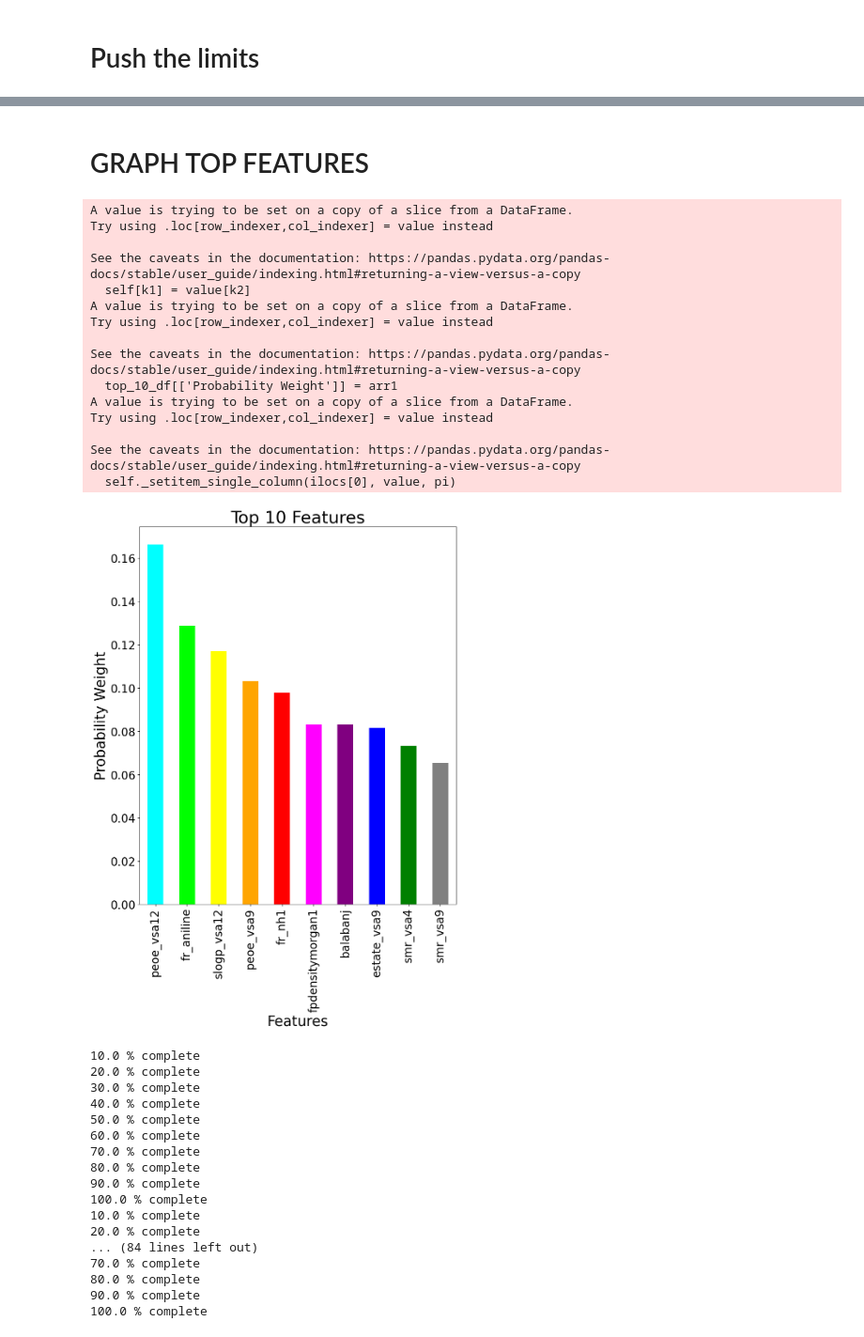
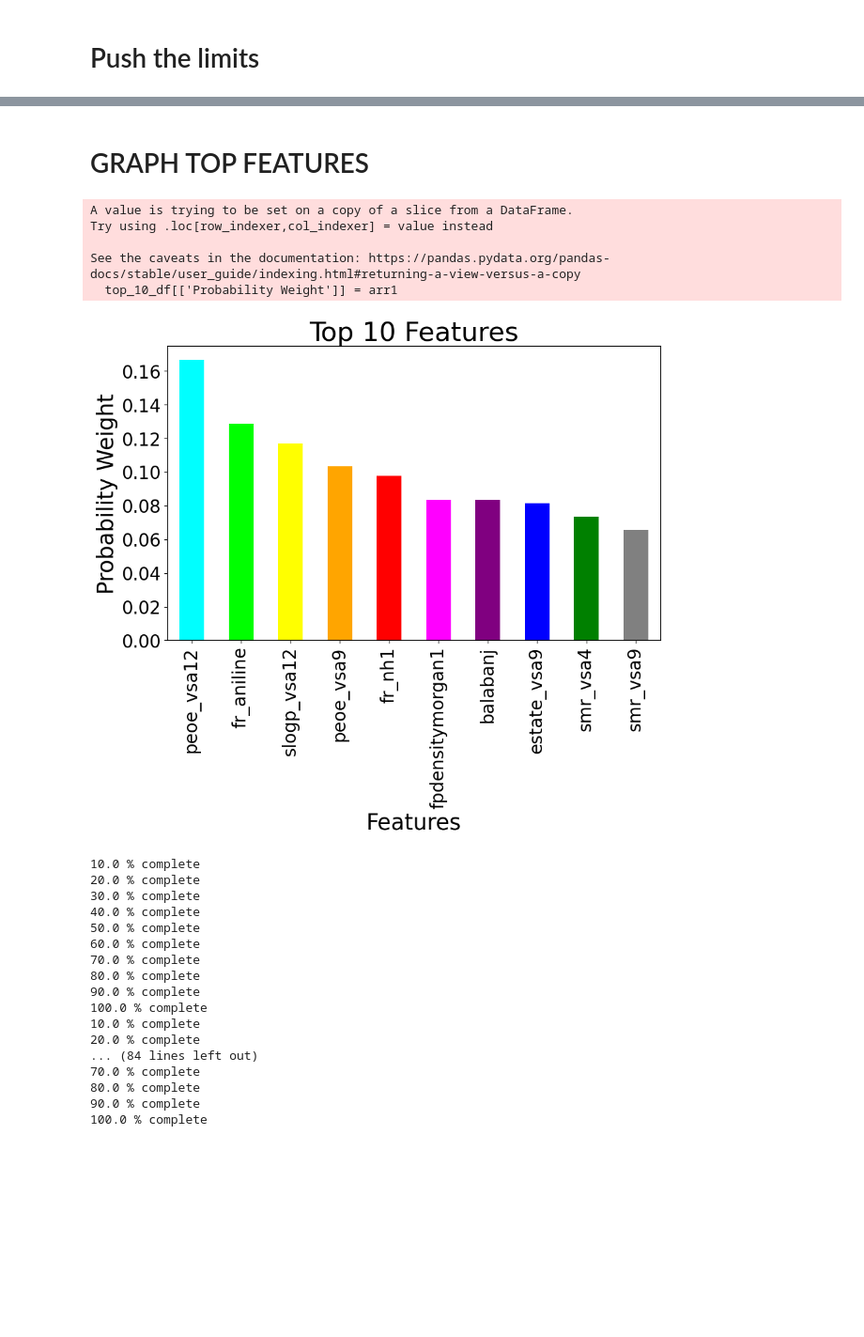
Before and after one commit to timothylindsey/Biola-Lawrence-Livermore-Project, a Jupyter notebook: Code/Feature Testing.ipynb, the cells around one changed output, grey strips where cells are left out. Shown at 94% size. Saved outputs shown, nothing was run; the diff lists cells and outputs as text; code cells hidden in the pictures; blank space fills up the shorter version.

```diff
--- a/Code/Feature Testing.ipynb
+++ b/Code/Feature Testing.ipynb
@@ -342,39 +342,29 @@ plt.savefig("../Figures/TopFeaturesDrop.jpg", bbox_inches='tight')
-# %% [markdown]
-# GRAPH TOP FEATURES
-# %%
-#fig, ax1 = plt.subplots(1, figsize=(10,12))
-
-top_10_df = results_df.head(10)
-top_10_df[['Probability Weight']] = top_10_df[['Probability Weight']].apply(pd.to_numeric)
-arr1 = top_10_df['Probability Weight'].values / top_10_df['Probability Weight'].values.min()
-arr1 = arr1 / arr1.sum()
-top_10_df[['Probability Weight']] = arr1
-
-ax1 = top_10_df.plot(x="Feature", y="Probability Weight", kind="bar", figsize=(10, 12),
-               color=["cyan", "lime", "yellow", "orange", "red", "magenta", "purple", "blue", "green", "grey"],
-              title='Top 10 Features', ylabel='Probability Weight',legend=False,fontsize=20)
-
-ax1.set_xlabel("Features", fontsize = 25)
-ax1.set_ylabel("Probability Weight", fontsize = 25)
-ax1.set_title(label='Top 10 Features', fontsize = 30)
-plt.savefig("../Figures/Top10Features.jpg", bbox_inches='tight')
-# %% [output]
-A value is trying to be set on a copy of a slice from a DataFrame.
-Try using .loc[row_indexer,col_indexer] = value instead
-
-See the caveats in the documentation: https://pandas.pydata.org/pandas-docs/stable/user_guide/indexing.html#returning-a-view-versus-a-copy
-  self[k1] = value[k2]
-A value is trying to be set on a copy of a slice from a DataFrame.
-Try using .loc[row_indexer,col_indexer] = value instead
-
-See the caveats in the documentation: https://pandas.pydata.org/pandas-docs/stable/user_guide/indexing.html#returning-a-view-versus-a-copy
-  top_10_df[['Probability Weight']] = arr1
-A value is trying to be set on a copy of a slice from a DataFrame.
-Try using .loc[row_indexer,col_indexer] = value instead
-
-See the caveats in the documentation: https://pandas.pydata.org/pandas-docs/stable/user_guide/indexing.html#returning-a-view-versus-a-copy
-  self._setitem_single_column(ilocs[0], value, pi)
-[figure, removed]
+# %% [markdown]
+# GRAPH TOP FEATURES
+# %%
+#fig, ax1 = plt.subplots(1, figsize=(10,12))
+
+top_10_df = results_df.head(10)
+top_10_df[['Probability Weight']] = top_10_df[['Probability Weight']].apply(pd.to_numeric)
+arr1 = top_10_df['Probability Weight'].values / top_10_df['Probability Weight'].values.min()
+arr1 = arr1 / arr1.sum()
+top_10_df[['Probability Weight']] = arr1
+
+ax1 = top_10_df.plot(x="Feature", y="Probability Weight", kind="bar", figsize=(10, 6),
+               color=["cyan", "lime", "yellow", "orange", "red", "magenta", "purple", "blue", "green", "grey"],
+              title='Top 10 Features', ylabel='Probability Weight',legend=False,fontsize=20)
+
+ax1.set_xlabel("Features", fontsize = 25)
+ax1.set_ylabel("Probability Weight", fontsize = 25)
+ax1.set_title(label='Top 10 Features', fontsize = 30)
+plt.savefig("../Figures/Top10Features.jpg", bbox_inches='tight')
+# %% [output]
+A value is trying to be set on a copy of a slice from a DataFrame.
+Try using .loc[row_indexer,col_indexer] = value instead
+
+See the caveats in the documentation: https://pandas.pydata.org/pandas-docs/stable/user_guide/indexing.html#returning-a-view-versus-a-copy
+  top_10_df[['Probability Weight']] = arr1
+[figure, added]
 # %%
 test_in_acc = []
 test_out_acc = []
```
Also changed, not shown: parts of 5 cells of this notebook, 1 other file.
